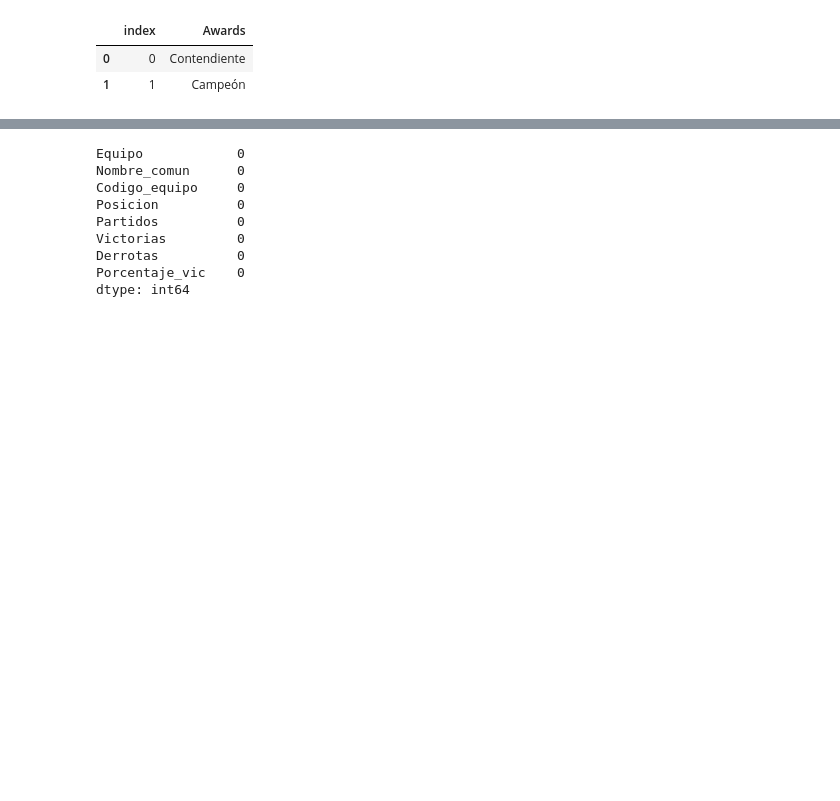
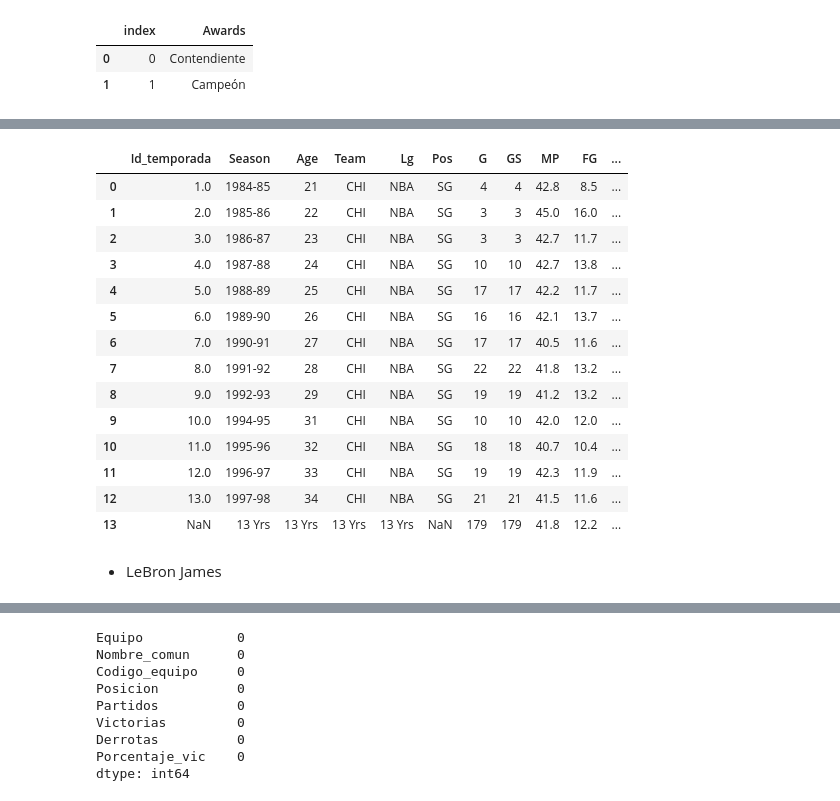
Before and after one commit to ngcarvajall/Proyecto5-GOAT_MJ_LJ, a Jupyter notebook: Transform.ipynb, the cells around one changed output, grey strips where cells are left out. Cells and saved outputs as stored; diff of their text form; code cells hidden in the pictures; blank space fills up the shorter version.

```diff
--- a/Transform.ipynb
+++ b/Transform.ipynb
@@ -209,0 +239,4 @@ LeBron James
+# %%
+df_playoffs_jordan.insert(0, df_playoffs_jordan.columns[-1], df_playoffs_jordan.pop(df_playoffs_jordan.columns[-1]))
+# %%
+df_playoffs_jordan.rename(columns={'Awards': 'Resultado'}, inplace=True)
@@ -210,3 +252,27 @@ LeBron James
+# %%
+df_campeonato_jordan.rename(columns={'index': 'Id_resultado', 'Awards': 'Resultado'}, inplace=True)
+# %%
+df_playoffs_jordan = df_playoffs_jordan.merge(df_campeonato_jordan, how='inner', left_on='Resultado', right_on='Resultado').drop(columns='Resultado')
+# %%
+df_playoffs_jordan
+# %% [output]
+|  | Id_temporada | Season | Age | Team | Lg | Pos | G | GS | MP | FG | ... |
+| 0 | 1.0 | 1984-85 | 21 | CHI | NBA | SG | 4 | 4 | 42.8 | 8.5 | ... |
+| 1 | 2.0 | 1985-86 | 22 | CHI | NBA | SG | 3 | 3 | 45.0 | 16.0 | ... |
+| 2 | 3.0 | 1986-87 | 23 | CHI | NBA | SG | 3 | 3 | 42.7 | 11.7 | ... |
+| 3 | 4.0 | 1987-88 | 24 | CHI | NBA | SG | 10 | 10 | 42.7 | 13.8 | ... |
+| 4 | 5.0 | 1988-89 | 25 | CHI | NBA | SG | 17 | 17 | 42.2 | 11.7 | ... |
+| 5 | 6.0 | 1989-90 | 26 | CHI | NBA | SG | 16 | 16 | 42.1 | 13.7 | ... |
+| 6 | 7.0 | 1990-91 | 27 | CHI | NBA | SG | 17 | 17 | 40.5 | 11.6 | ... |
+| 7 | 8.0 | 1991-92 | 28 | CHI | NBA | SG | 22 | 22 | 41.8 | 13.2 | ... |
+| 8 | 9.0 | 1992-93 | 29 | CHI | NBA | SG | 19 | 19 | 41.2 | 13.2 | ... |
+| 9 | 10.0 | 1994-95 | 31 | CHI | NBA | SG | 10 | 10 | 42.0 | 12.0 | ... |
+| 10 | 11.0 | 1995-96 | 32 | CHI | NBA | SG | 18 | 18 | 40.7 | 10.4 | ... |
+| 11 | 12.0 | 1996-97 | 33 | CHI | NBA | SG | 19 | 19 | 42.3 | 11.9 | ... |
+| 12 | 13.0 | 1997-98 | 34 | CHI | NBA | SG | 21 | 21 | 41.5 | 11.6 | ... |
+| 13 | NaN | 13 Yrs | 13 Yrs | 13 Yrs | 13 Yrs | NaN | 179 | 179 | 41.8 | 12.2 | ... |
+# %% [markdown]
+* LeBron James
 # %%
 standings_2024.head()
 # %% [output]
```
Also changed, not shown: parts of 34 cells of this notebook.
